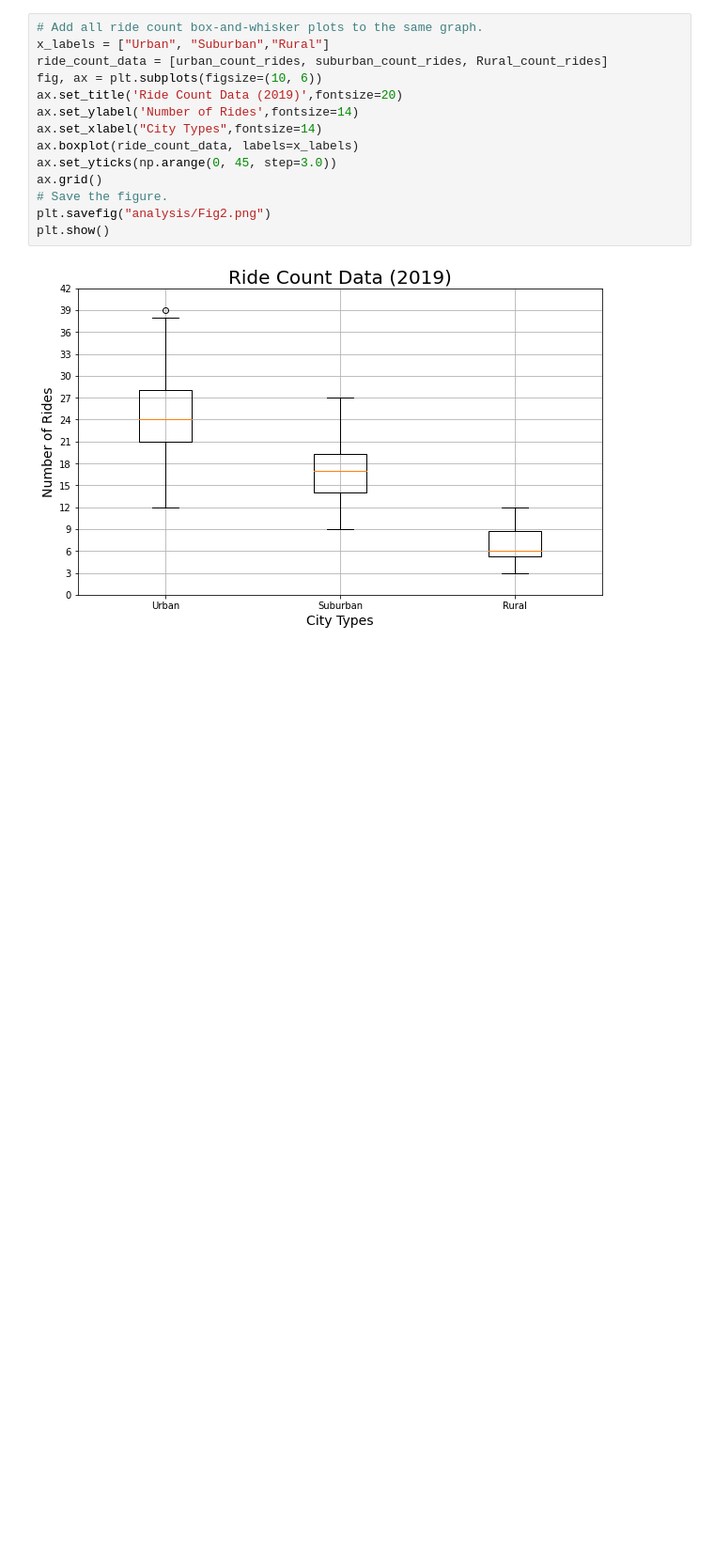
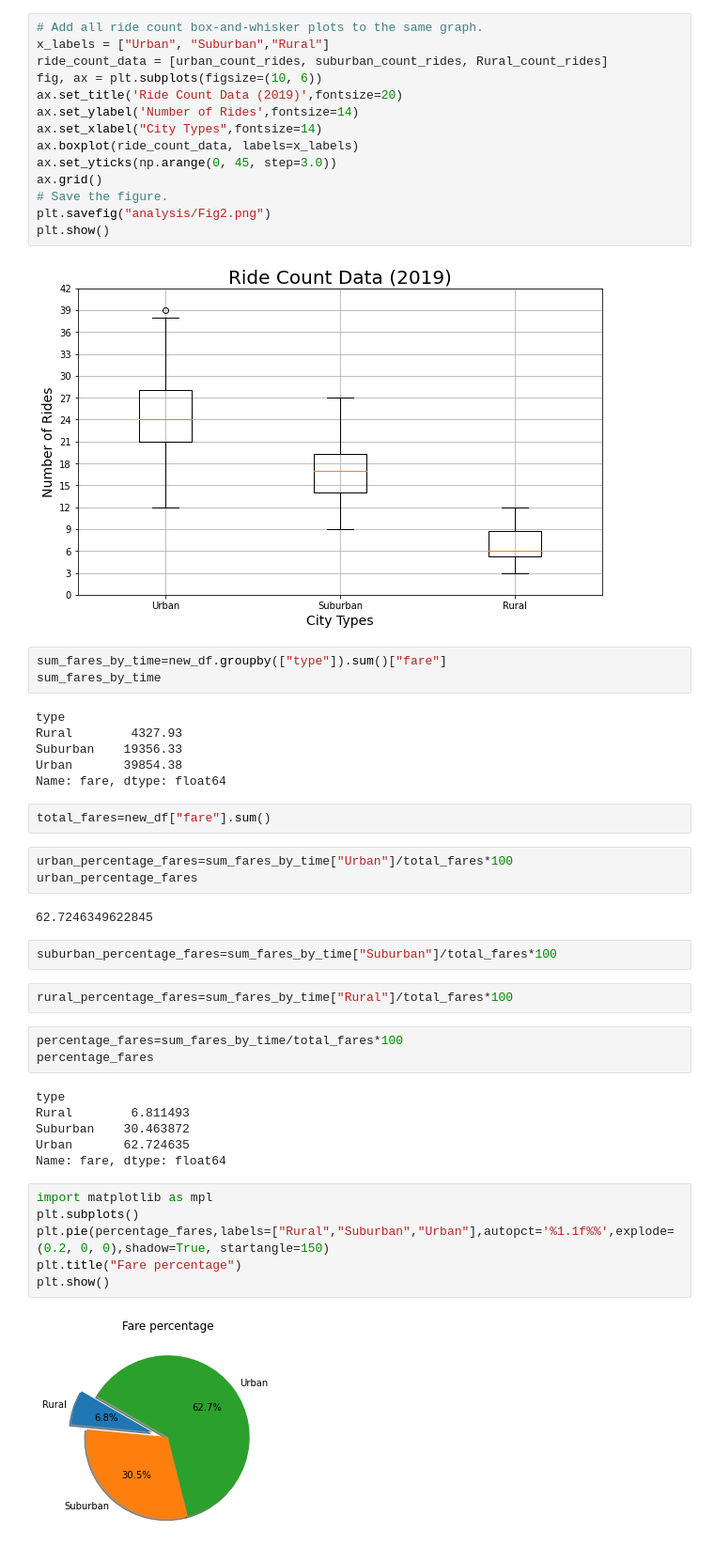
Before and after one commit to elhamamini/PyBer_Analysis, a Jupyter notebook: pyber.ipynb, the cells around one changed output. Shown: that part at 94% size. Cells and saved outputs as stored; diff of their text form; blank space fills up the shorter version.

Commit message:
pie chart added

```diff
--- a/pyber.ipynb
+++ b/pyber.ipynb
@@ -393,3 +393,40 @@ plt.savefig("analysis/Fig2.png")
 plt.show()
 # %% [output]
 [figure]
+# %%
+sum_fares_by_time=new_df.groupby(["type"]).sum()["fare"]
+sum_fares_by_time
+# %% [output]
+type
+Rural        4327.93
+Suburban    19356.33
+Urban       39854.38
+Name: fare, dtype: float64
+# %%
+total_fares=new_df["fare"].sum()
+# %%
+urban_percentage_fares=sum_fares_by_time["Urban"]/total_fares*100
+urban_percentage_fares
+# %% [output]
+62.7246349622845
+# %%
+suburban_percentage_fares=sum_fares_by_time["Suburban"]/total_fares*100
+# %%
+rural_percentage_fares=sum_fares_by_time["Rural"]/total_fares*100
+# %%
+percentage_fares=sum_fares_by_time/total_fares*100
+percentage_fares
+# %% [output]
+type
+Rural        6.811493
+Suburban    30.463872
+Urban       62.724635
+Name: fare, dtype: float64
+# %%
+import matplotlib as mpl
+plt.subplots()
+plt.pie(percentage_fares,labels=["Rural","Suburban","Urban"],autopct='%1.1f%%',explode=(0.2, 0, 0),shadow=True, startangle=150)
+plt.title("Fare percentage")
+plt.show()
+# %% [output]
+[figure, added]
```
